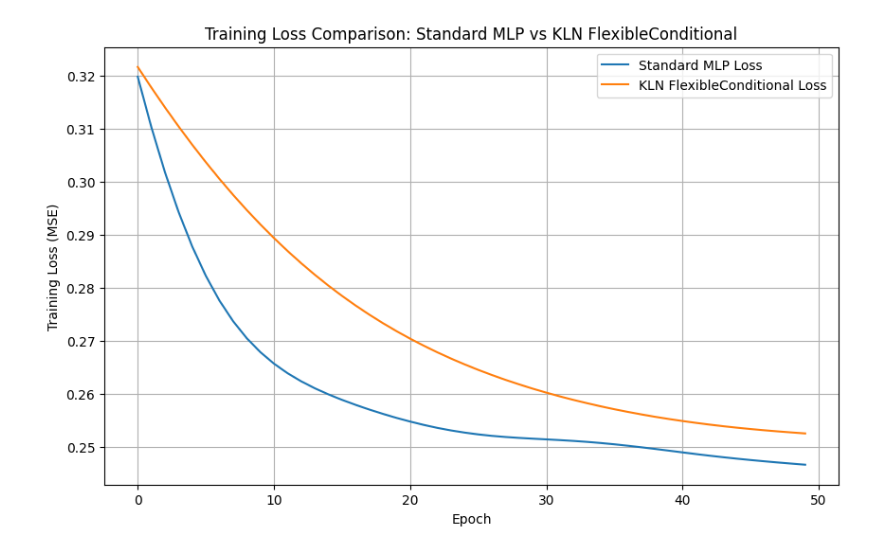
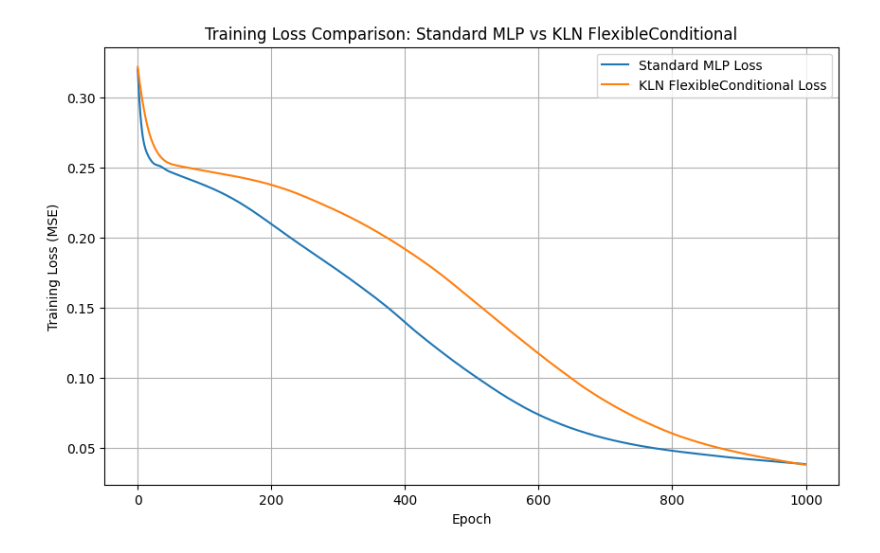
Before and after one commit to michalkrupa/kln, a Jupyter notebook: resources/benchmark.ipynb, the cells around one changed output. Cells and saved outputs as stored; diff of their text form; code cells hidden in the pictures.

Commit message:
Implement model optimizations

```diff
--- a/resources/benchmark.ipynb
+++ b/resources/benchmark.ipynb
@@ -41,7 +41,7 @@ def generate_data(n_samples=10000):
     return X, y
 
 # Train function
-def train_model(model, X_train, y_train, epochs=50, lr=1e-3):
+def train_model(model, X_train, y_train, epochs=1000, lr=1e-3):
     optimizer = torch.optim.Adam(model.parameters(), lr=lr)
     criterion = nn.MSELoss()
     losses = []
@@ -95 +102 @@ Epoch 40: Loss = 0.254955
-[figure, old version]
+[figure, new version]
```
Also changed, not shown: parts of 1 cell of this notebook, 6 other files.
